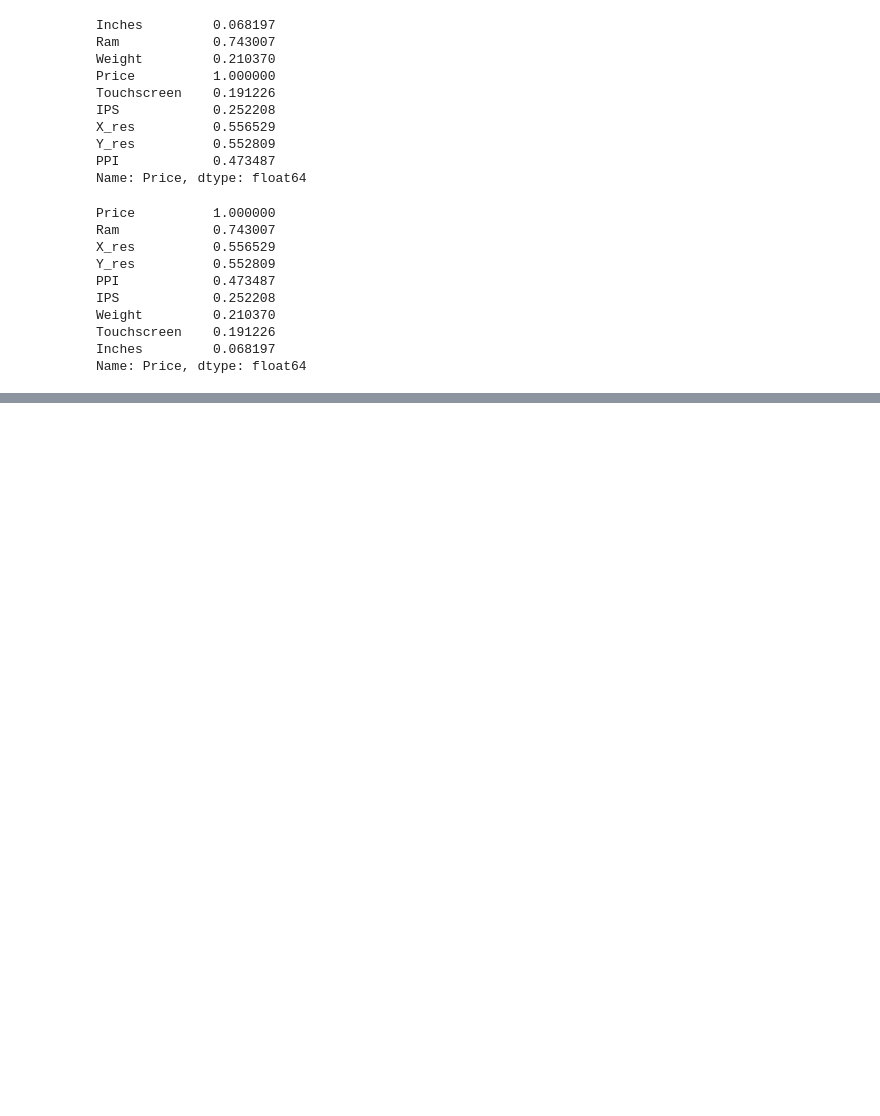
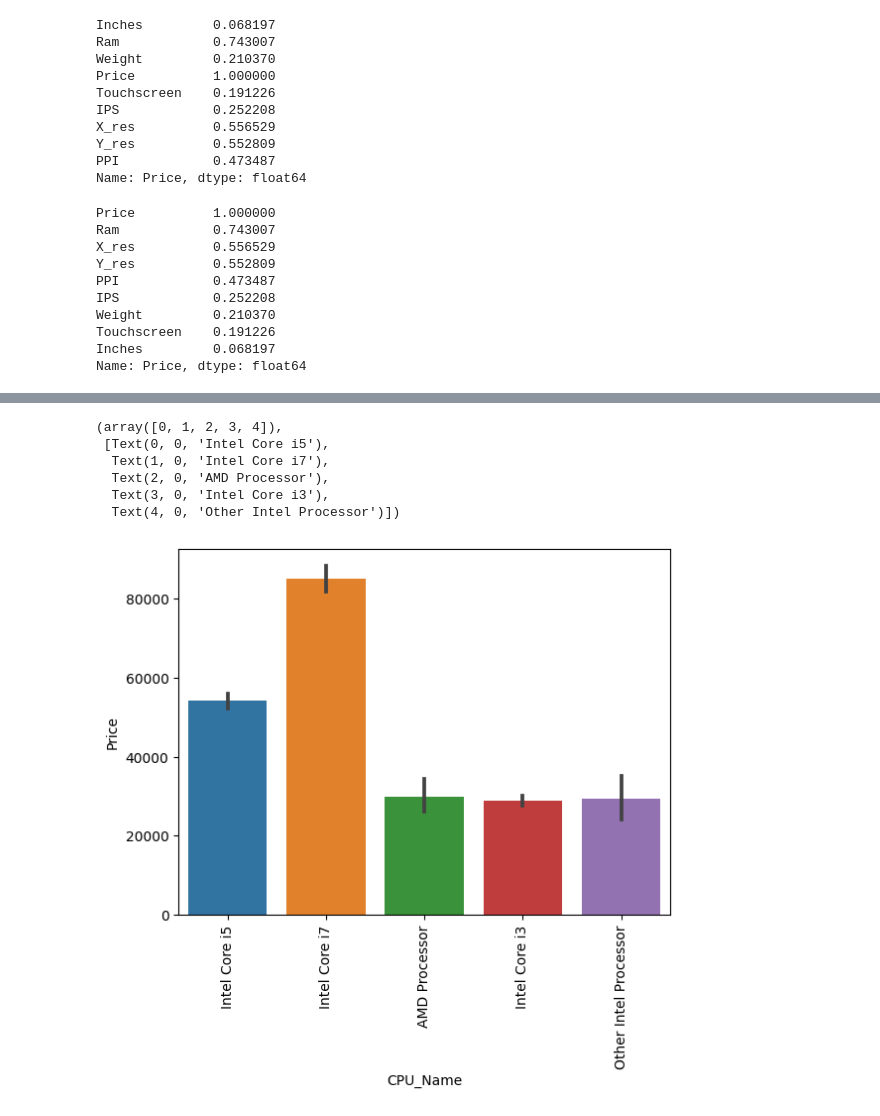
Before and after one commit to dikhaarianda/Laptop-Price-Predictor, a Jupyter notebook: PricePrediction-App.ipynb, the cells around one changed output, grey strips where cells are left out. Cells and saved outputs as stored; diff of their text form; code cells hidden in the pictures; blank space fills up the shorter version.

Commit message:
feat(DataAnalysis): Extraction data CPU and Storage

```diff
--- a/PricePrediction-App.ipynb
+++ b/PricePrediction-App.ipynb
@@ -298,0 +299,13 @@ data.sample(5)
+# %%
+#  CPU Column Extraction
+def processor_type(text):
+  cpu = " ".join(text.split()[0:3])
+  if cpu == 'Intel Core i7' or cpu == 'Intel Core i5' or cpu == 'Intel Core i3':
+    return cpu
+  elif cpu.split()[0] == 'Intel':
+    return 'Other Intel Processor'
+  else:
+    return 'AMD Processor'
+
+data['CPU_Name'] = data['Cpu'].apply(lambda x: processor_type(x))
+data.sample(7)
@@ -298,0 +321,12 @@ data.sample(5)
+# %%
+# CPU x Laptop Price
+sns.barplot(x=data['CPU_Name'], y=data['Price'])
+plt.xticks(rotation='vertical')
+# %% [output]
+(array([0, 1, 2, 3, 4]),
+ [Text(0, 0, 'Intel Core i5'),
+  Text(1, 0, 'Intel Core i7'),
+  Text(2, 0, 'AMD Processor'),
+  Text(3, 0, 'Intel Core i3'),
+  Text(4, 0, 'Other Intel Processor')])
+[figure, added]
```
Also changed, not shown: parts of 6 cells of this notebook.
